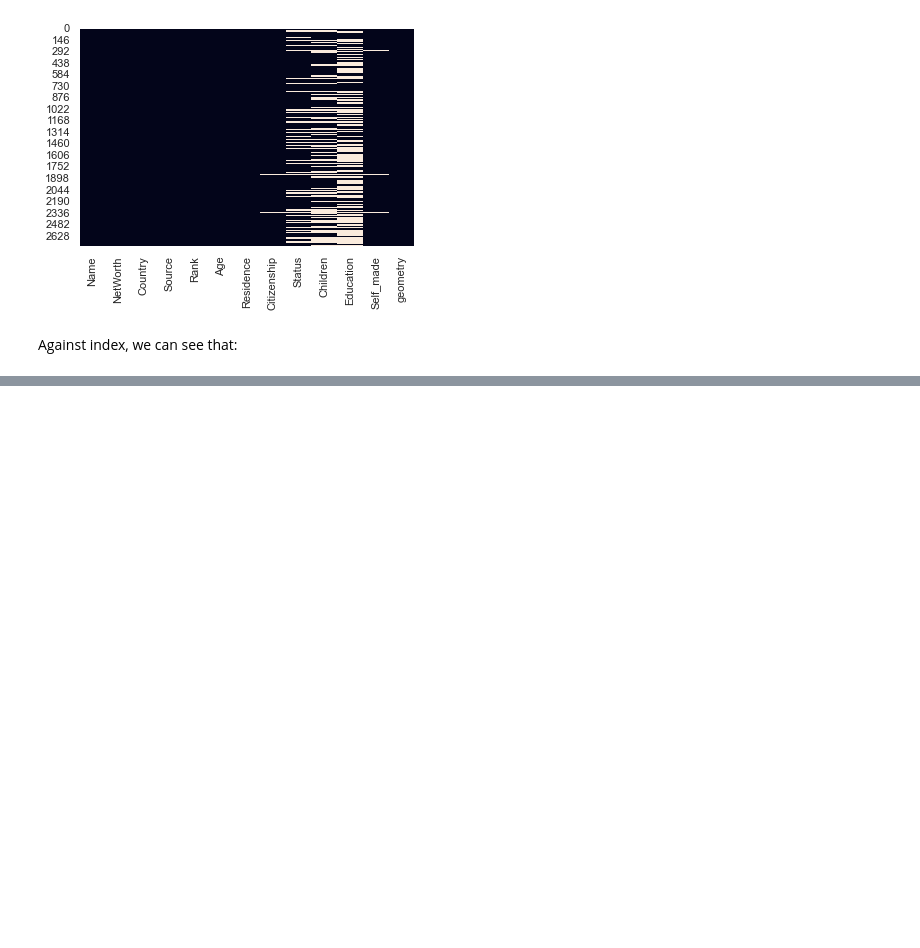
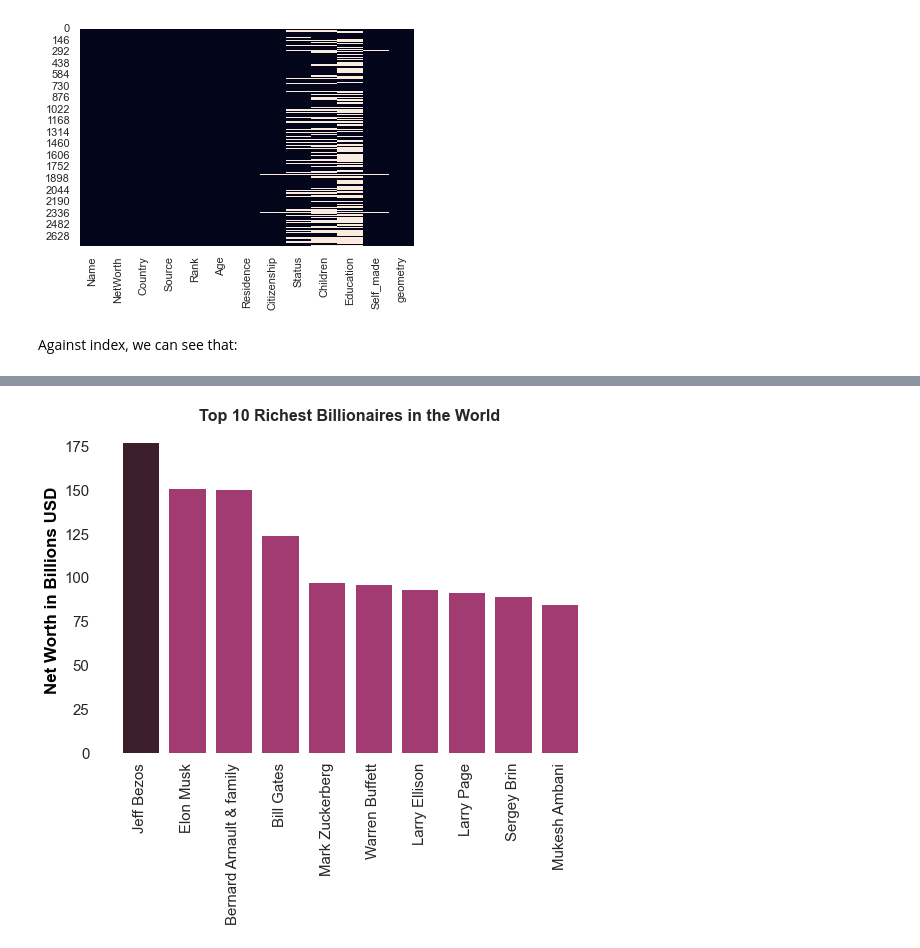
Before and after one commit to Rishiraj-singh7/World-Billionaires, a Jupyter notebook: main.ipynb, the cells around one changed output, grey strips where cells are left out. Cells and saved outputs as stored; diff of their text form; code cells hidden in the pictures; blank space fills up the shorter version.

```diff
--- a/main.ipynb
+++ b/main.ipynb
@@ -144,0 +268,17 @@ Against index, we can see that:
+# %%
+sns.set_style('white')
+plt.figure(figsize = (9,6))
+plt.bar(x =Billionaires_top10_names['Name'], height = Billionaires_top10_names['NetWorth'],color = ['#3B1F2B','#A23B72','#A23B72','#A23B72','#A23B72','#A23B72','#A23B72','#A23B72','#A23B72','#A23B72'])
+plt.xticks(rotation = 90,fontsize = 15)
+plt.yticks(fontsize = 15)
+plt.ylabel('Net Worth in Billions USD', color = 'black',fontsize = 17,weight = 'bold')
+plt.title('Top 10 Richest Billionaires in the World',fontsize = 16,weight = 'bold')
+plt.grid(False)
+sns.despine(left = True , bottom = True)
+
+plt.savefig('Top 10 Richest Billionaires in the World.png')
+
+
+plt.show()
+# %% [output]
+[figure, added]
```
Also changed, not shown: parts of 16 cells of this notebook, 4 other files.
